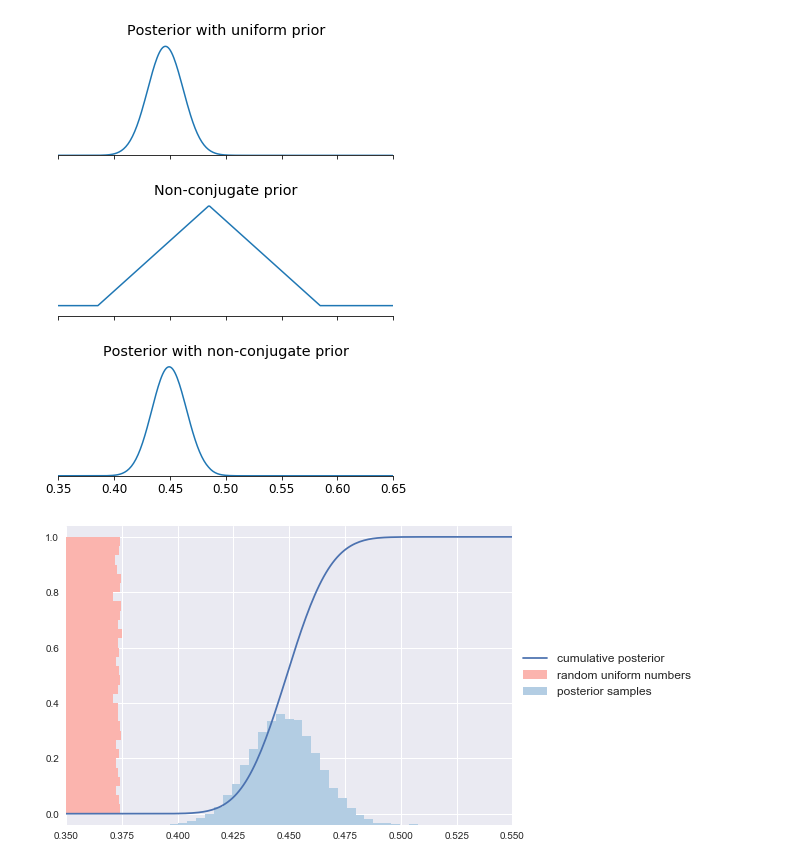
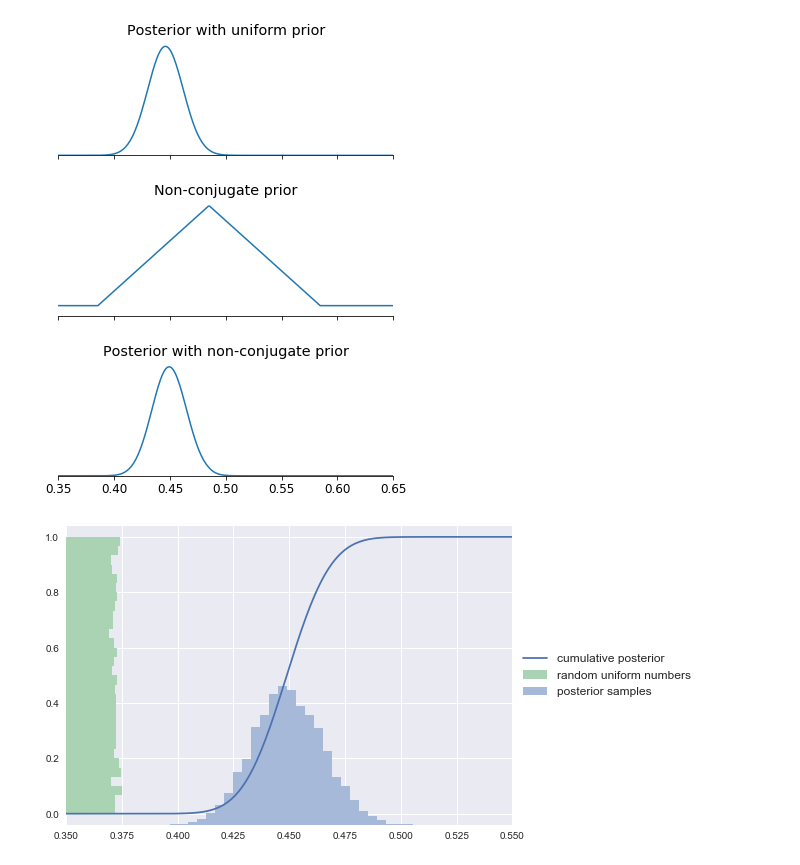
Before and after one commit to avehtari/BDA_py_demos, a Jupyter notebook: demos_ch2/demo2_4.ipynb, the cells around one changed output. Cells and saved outputs as stored; diff of their text form; code cells hidden in the pictures.

```diff
--- a/demos_ch2/demo2_4.ipynb
+++ b/demos_ch2/demo2_4.ipynb
@@ -89,35 +96,41 @@ plt.style.use('seaborn')
 # calculate histograms and scale them into the same figure
 hist_r = np.histogram(r, bins=30)
 hist_rr = np.histogram(rr, bins=30)
 plt.barh(
     hist_r[1][:-1],
     hist_r[0]*0.025/hist_r[0].max(),
     height=hist_r[1][1]-hist_r[1][0],
     left=0.35,
     align='edge',
-    color=pastels(0),
+    color=plot_tools.lighten('C1'),
     label='random uniform numbers'
 )
 plt.bar(
     hist_rr[1][:-1],
-    hist_rr[0]*0.4/hist_rr[0].max(),
+    hist_rr[0]*0.5/hist_rr[0].max(),
     width=hist_rr[1][1]-hist_rr[1][0],
     bottom=-0.04,
-    color=pastels(1),
+    align='edge',
+    color=plot_tools.lighten('C0'),
     label='posterior samples'
 )
 # plot cumulative posterior
-plt.plot(x, pc, label='cumulative posterior')
+plt.plot(
+    x,
+    pc,
+    color='C0',
+    label='cumulative posterior'
+)
 # turn spines off
 
 # legend
 plt.legend(
     loc='center left',
     bbox_to_anchor=(1.0, 0.5),
     fontsize=12
 )
 # set limits
 plt.xlim((0.35, 0.55))
 plt.ylim((-0.04, 1.04));
 # %% [output]
-[figure, old version]
+[figure, new version]
```
Also changed, not shown: parts of 2 cells of this notebook, 1 other file.
